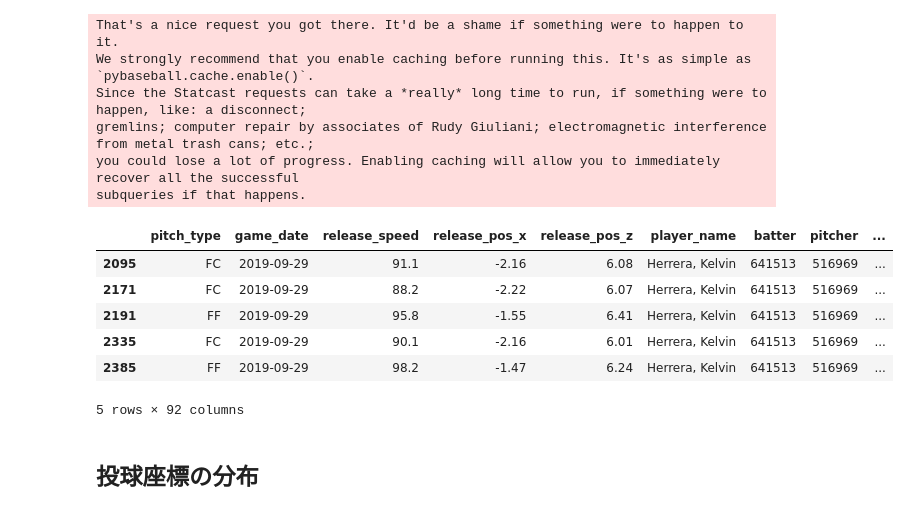
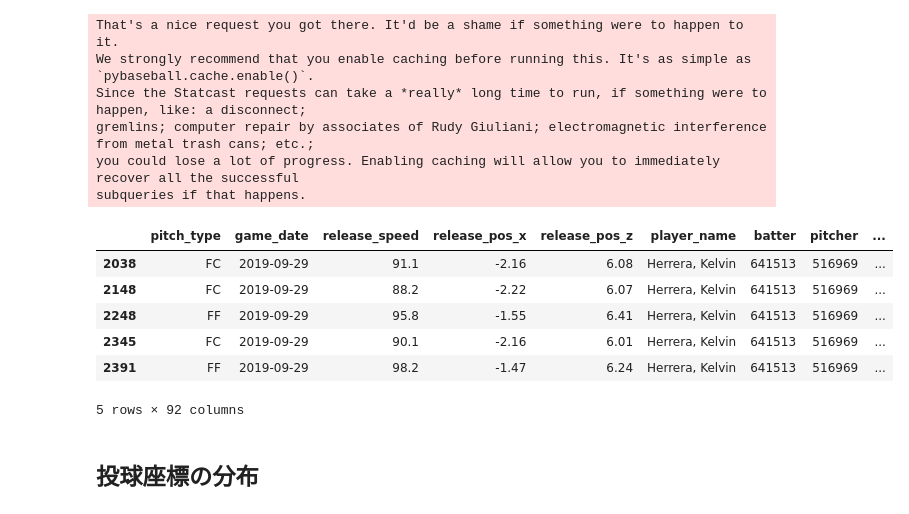
Before and after one commit to Kay-YOSHI/streamlit, a Jupyter notebook: strike_zone_estimation.ipynb, the cells around one changed output. Cells and saved outputs as stored; diff of their text form; code cells hidden in the pictures.

```diff
--- a/strike_zone_estimation.ipynb
+++ b/strike_zone_estimation.ipynb
@@ -22,14 +22,23 @@ Since the Statcast requests can take a *really* long time to run, if something w
 gremlins; computer repair by associates of Rudy Giuliani; electromagnetic interference from metal trash cans; etc.;
 you could lose a lot of progress. Enabling caching will allow you to immediately recover all the successful
 subqueries if that happens.
+# %%
+# 欠損値落としとく
+mlb = (
+    mlb2019
+    >> filter_by(X.plate_x.notnull())
+    >> filter_by(X.plate_z.notnull())
+    >> filter_by(X.sz_top.notnull())
+    >> filter_by(X.sz_bot.notnull())
+)
 # %%
 # 概観
-mlb2019.head()
+mlb.head()
 # %% [output]
 |  | pitch_type | game_date | release_speed | release_pos_x | release_pos_z | player_name | batter | pitcher | ... |
-| 2095 | FC | 2019-09-29 | 91.1 | -2.16 | 6.08 | Herrera, Kelvin | 641513 | 516969 | ... |
-| 2171 | FC | 2019-09-29 | 88.2 | -2.22 | 6.07 | Herrera, Kelvin | 641513 | 516969 | ... |
-| 2191 | FF | 2019-09-29 | 95.8 | -1.55 | 6.41 | Herrera, Kelvin | 641513 | 516969 | ... |
-| 2335 | FC | 2019-09-29 | 90.1 | -2.16 | 6.01 | Herrera, Kelvin | 641513 | 516969 | ... |
-| 2385 | FF | 2019-09-29 | 98.2 | -1.47 | 6.24 | Herrera, Kelvin | 641513 | 516969 | ... |
+| 2038 | FC | 2019-09-29 | 91.1 | -2.16 | 6.08 | Herrera, Kelvin | 641513 | 516969 | ... |
+| 2148 | FC | 2019-09-29 | 88.2 | -2.22 | 6.07 | Herrera, Kelvin | 641513 | 516969 | ... |
+| 2248 | FF | 2019-09-29 | 95.8 | -1.55 | 6.41 | Herrera, Kelvin | 641513 | 516969 | ... |
+| 2345 | FC | 2019-09-29 | 90.1 | -2.16 | 6.01 | Herrera, Kelvin | 641513 | 516969 | ... |
+| 2391 | FF | 2019-09-29 | 98.2 | -1.47 | 6.24 | Herrera, Kelvin | 641513 | 516969 | ... |
 5 rows × 92 columns
```
Also changed, not shown: parts of 4 cells of this notebook, 1 other file.
